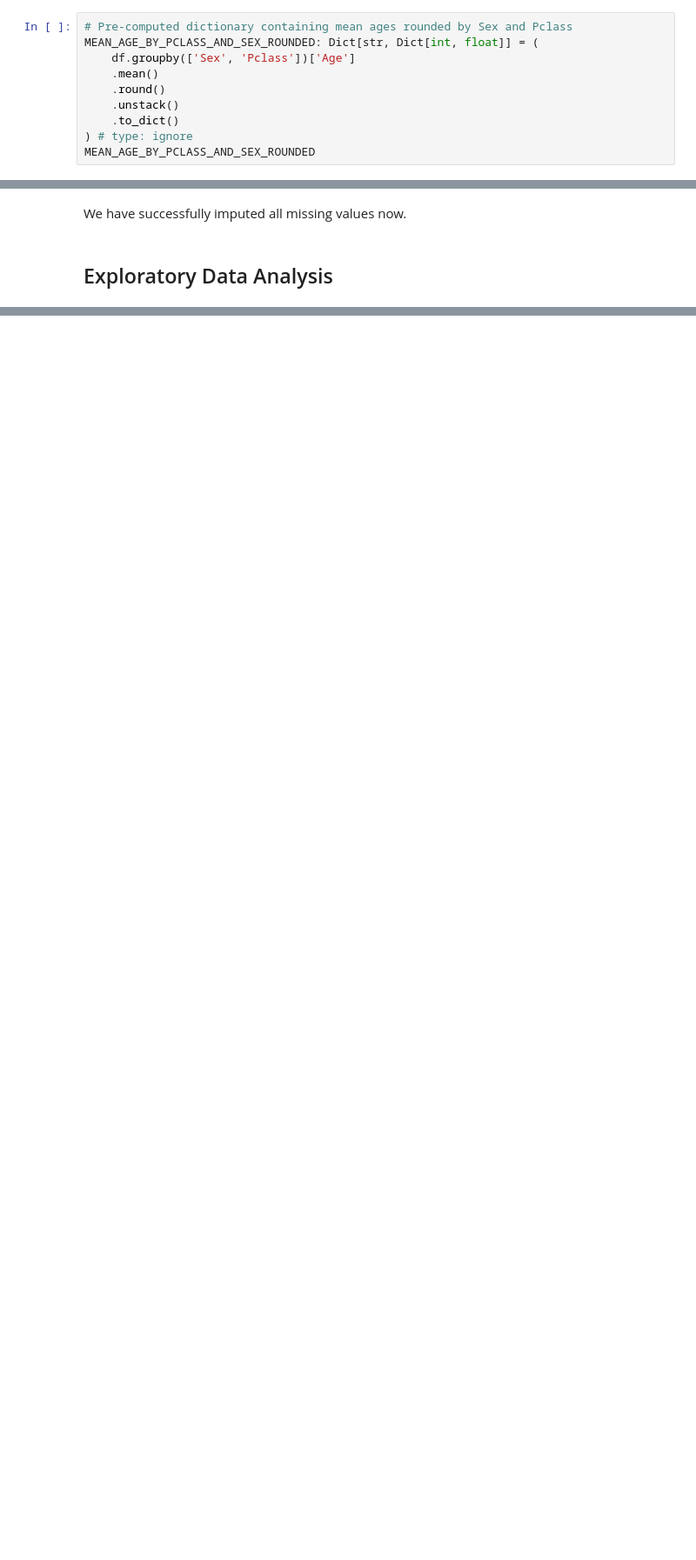
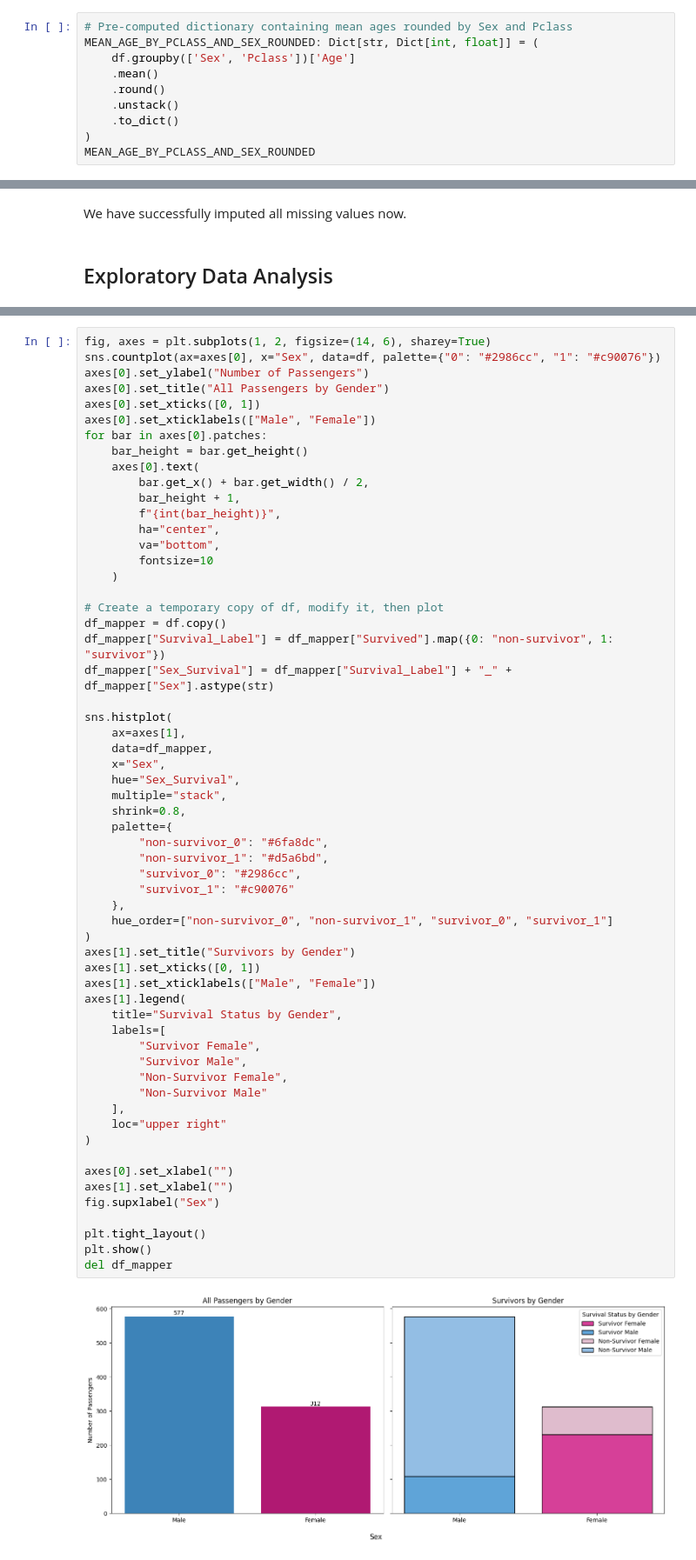
Before and after one commit to bribyte/titanic, a Jupyter notebook: analysis.ipynb, the cells around one changed output, grey strips where cells are left out. Shown: that part at 87% size. Cells and saved outputs as stored; diff of their text form; blank space fills up the shorter version.

```diff
--- a/analysis.ipynb
+++ b/analysis.ipynb
@@ -172,7 +174,7 @@ MEAN_AGE_BY_PCLASS_AND_SEX_ROUNDED: Dict[str, Dict[int, float]] = (
     .round()
     .unstack()
     .to_dict()
-) # type: ignore
+)
 MEAN_AGE_BY_PCLASS_AND_SEX_ROUNDED
 # %% [output]
 {1: {0: 41.0, 1: 34.0}, 2: {0: 31.0, 1: 29.0}, 3: {0: 27.0, 1: 22.0}}
@@ -229,0 +234,61 @@ We have successfully imputed all missing values now.
+# %%
+fig, axes = plt.subplots(1, 2, figsize=(14, 6), sharey=True)
+sns.countplot(ax=axes[0], x="Sex", data=df, palette={"0": "#2986cc", "1": "#c90076"})
+axes[0].set_ylabel("Number of Passengers")
+axes[0].set_title("All Passengers by Gender")
+axes[0].set_xticks([0, 1])
+axes[0].set_xticklabels(["Male", "Female"])
+for bar in axes[0].patches:
+    bar_height = bar.get_height()
+    axes[0].text(
+        bar.get_x() + bar.get_width() / 2,
+        bar_height + 1,
+        f"{int(bar_height)}",
+        ha="center",
+        va="bottom",
+        fontsize=10
+    )
+
+# Create a temporary copy of df, modify it, then plot
+df_mapper = df.copy()
+df_mapper["Survival_Label"] = df_mapper["Survived"].map({0: "non-survivor", 1: "survivor"})
+df_mapper["Sex_Survival"] = df_mapper["Survival_Label"] + "_" + df_mapper["Sex"].astype(str)
+
+sns.histplot(
+    ax=axes[1],
+    data=df_mapper,
+    x="Sex",
+    hue="Sex_Survival",
+    multiple="stack",
+    shrink=0.8,
+    palette={
+        "non-survivor_0": "#6fa8dc",
+        "non-survivor_1": "#d5a6bd",
+        "survivor_0": "#2986cc",
+        "survivor_1": "#c90076"
+    },
+    hue_order=["non-survivor_0", "non-survivor_1", "survivor_0", "survivor_1"]
+)
+axes[1].set_title("Survivors by Gender")
+axes[1].set_xticks([0, 1])
+axes[1].set_xticklabels(["Male", "Female"])
+axes[1].legend(
+    title="Survival Status by Gender",
+    labels=[
+        "Survivor Female",
+        "Survivor Male",
+        "Non-Survivor Female",
+        "Non-Survivor Male"
+    ],
+    loc="upper right"
+)
+
+axes[0].set_xlabel("")
+axes[1].set_xlabel("")
+fig.supxlabel("Sex")
+
+plt.tight_layout()
+plt.show()
+del df_mapper
+# %% [output]
+[figure, added]
```
Also changed, not shown: parts of 22 cells of this notebook, 3 other files.
